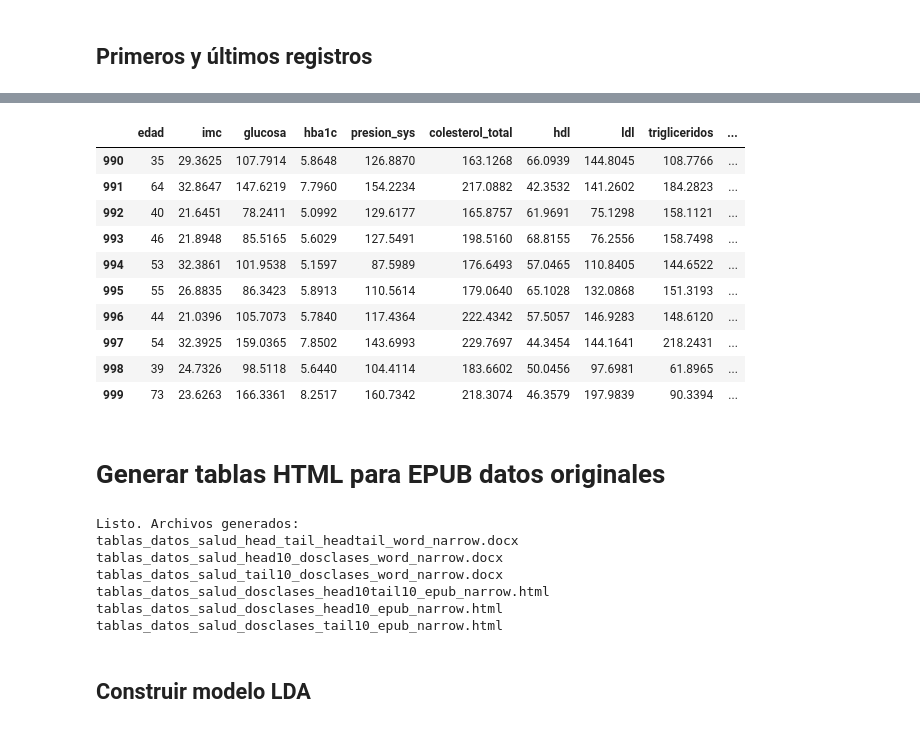
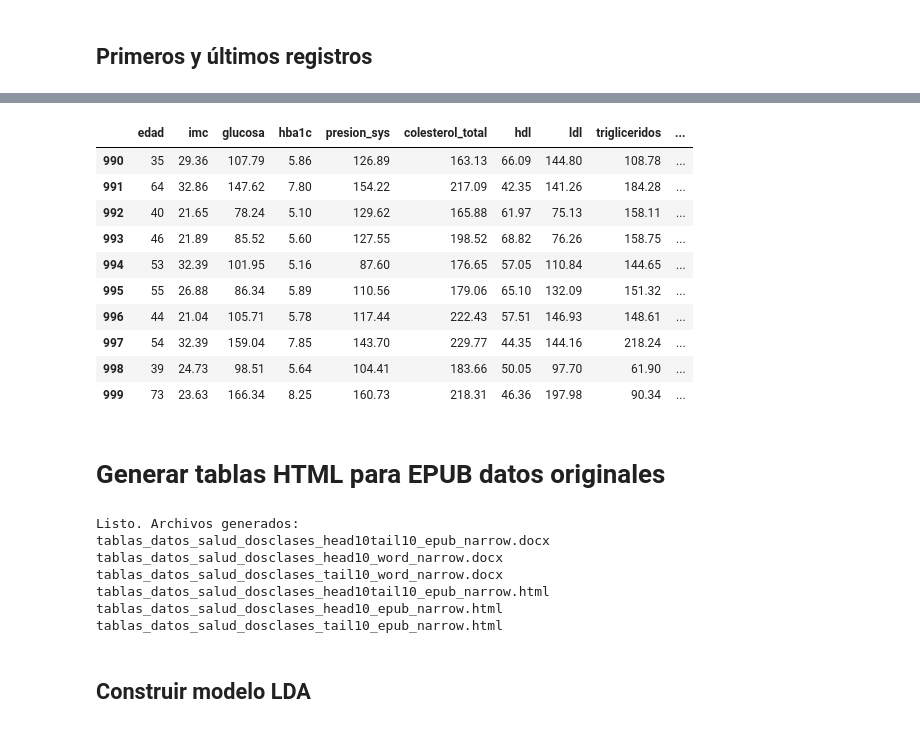
Before and after one commit to rpizarrog/machine_learning_r_python_casos_de_estudio, a Jupyter notebook: notebook_Python/LDA_datos_de_pacientes_Enfermos_Sanos.ipynb, the cells around one changed output, grey strips where cells are left out. Cells and saved outputs as stored; diff of their text form; code cells hidden in the pictures.

```diff
--- a/notebook_Python/LDA_datos_de_pacientes_Enfermos_Sanos.ipynb
+++ b/notebook_Python/LDA_datos_de_pacientes_Enfermos_Sanos.ipynb
@@ -558,26 +538,27 @@ head10
-# %%
-tail10
-# %% [output]
-|  | edad | imc | glucosa | hba1c | presion_sys | colesterol_total | hdl | ldl | trigliceridos | ... |
-| 990 | 35 | 29.3625 | 107.7914 | 5.8648 | 126.8870 | 163.1268 | 66.0939 | 144.8045 | 108.7766 | ... |
-| 991 | 64 | 32.8647 | 147.6219 | 7.7960 | 154.2234 | 217.0882 | 42.3532 | 141.2602 | 184.2823 | ... |
-| 992 | 40 | 21.6451 | 78.2411 | 5.0992 | 129.6177 | 165.8757 | 61.9691 | 75.1298 | 158.1121 | ... |
-| 993 | 46 | 21.8948 | 85.5165 | 5.6029 | 127.5491 | 198.5160 | 68.8155 | 76.2556 | 158.7498 | ... |
-| 994 | 53 | 32.3861 | 101.9538 | 5.1597 | 87.5989 | 176.6493 | 57.0465 | 110.8405 | 144.6522 | ... |
-| 995 | 55 | 26.8835 | 86.3423 | 5.8913 | 110.5614 | 179.0640 | 65.1028 | 132.0868 | 151.3193 | ... |
-| 996 | 44 | 21.0396 | 105.7073 | 5.7840 | 117.4364 | 222.4342 | 57.5057 | 146.9283 | 148.6120 | ... |
-| 997 | 54 | 32.3925 | 159.0365 | 7.8502 | 143.6993 | 229.7697 | 44.3454 | 144.1641 | 218.2431 | ... |
-| 998 | 39 | 24.7326 | 98.5118 | 5.6440 | 104.4114 | 183.6602 | 50.0456 | 97.6981 | 61.8965 | ... |
-| 999 | 73 | 23.6263 | 166.3361 | 8.2517 | 160.7342 | 218.3074 | 46.3579 | 197.9839 | 90.3394 | ... |
+# %%
+tail10=np.round(tail10, 2)
+tail10
+# %% [output]
+|  | edad | imc | glucosa | hba1c | presion_sys | colesterol_total | hdl | ldl | trigliceridos | ... |
+| 990 | 35 | 29.36 | 107.79 | 5.86 | 126.89 | 163.13 | 66.09 | 144.80 | 108.78 | ... |
+| 991 | 64 | 32.86 | 147.62 | 7.80 | 154.22 | 217.09 | 42.35 | 141.26 | 184.28 | ... |
+| 992 | 40 | 21.65 | 78.24 | 5.10 | 129.62 | 165.88 | 61.97 | 75.13 | 158.11 | ... |
+| 993 | 46 | 21.89 | 85.52 | 5.60 | 127.55 | 198.52 | 68.82 | 76.26 | 158.75 | ... |
+| 994 | 53 | 32.39 | 101.95 | 5.16 | 87.60 | 176.65 | 57.05 | 110.84 | 144.65 | ... |
+| 995 | 55 | 26.88 | 86.34 | 5.89 | 110.56 | 179.06 | 65.10 | 132.09 | 151.32 | ... |
+| 996 | 44 | 21.04 | 105.71 | 5.78 | 117.44 | 222.43 | 57.51 | 146.93 | 148.61 | ... |
+| 997 | 54 | 32.39 | 159.04 | 7.85 | 143.70 | 229.77 | 44.35 | 144.16 | 218.24 | ... |
+| 998 | 39 | 24.73 | 98.51 | 5.64 | 104.41 | 183.66 | 50.05 | 97.70 | 61.90 | ... |
+| 999 | 73 | 23.63 | 166.34 | 8.25 | 160.73 | 218.31 | 46.36 | 197.98 | 90.34 | ... |
 # %% [markdown]
 # Generar tablas HTML para EPUB datos originales
 # %%
-# ====== EJECUCIÓN ======
+# Llamar tablas para Word
 export_docx_narrow(
     head10, tail10,
-    path_docx_both="tablas_datos_salud_head_tail_headtail_word_narrow.docx",
-    path_docx_head="tablas_datos_salud_head10_dosclases_word_narrow.docx",
-    path_docx_tail="tablas_datos_salud_tail10_dosclases_word_narrow.docx",
+    path_docx_both="tablas_datos_salud_dosclases_head10tail10_word_narrow.docx",
+    path_docx_head="tablas_datos_salud_dosclases_head10_word_narrow.docx",
+    path_docx_tail="tablas_datos_salud_dosclases_tail10_word_narrow.docx",
     total_width_in=6.5,     # ancho total de tabla (ajusta a 6.0 si quieres aún más angosta)
     font_size_pt=9.5,       # tipografía compacta
     show_borders=True       # True = bordes finos visibles; False = look editorial sin líneas
@@ -585,7 +566,7 @@ export_docx_narrow(
 
 export_html_narrow(
     head10, tail10,
-    path_html_headtail="tablas_datos_salud_dosclases_head10tail10_epub_narrow.html",
+    path_html_headtail="tablas_datos_salud_dosclases_head10tail10_word_narrow.html",
     path_html_head="tablas_datos_salud_dosclases_head10_epub_narrow.html",
     path_html_tail="tablas_datos_salud_dosclases_tail10_epub_narrow.html",
     table_width_px=680,
@@ -593,17 +574,17 @@ export_html_narrow(
 )
 
 print("Listo. Archivos generados:")
-print("tablas_datos_salud_head_tail_headtail_word_narrow.docx")
-print("tablas_datos_salud_head10_dosclases_word_narrow.docx")
-print("tablas_datos_salud_tail10_dosclases_word_narrow.docx")
+print("tablas_datos_salud_dosclases_head10tail10_epub_narrow.docx")
+print("tablas_datos_salud_dosclases_head10_word_narrow.docx")
+print("tablas_datos_salud_dosclases_tail10_word_narrow.docx")
 print("tablas_datos_salud_dosclases_head10tail10_epub_narrow.html")
 print("tablas_datos_salud_dosclases_head10_epub_narrow.html")
 print("tablas_datos_salud_dosclases_tail10_epub_narrow.html")
 # %% [output]
 Listo. Archivos generados:
-tablas_datos_salud_head_tail_headtail_word_narrow.docx
-tablas_datos_salud_head10_dosclases_word_narrow.docx
-tablas_datos_salud_tail10_dosclases_word_narrow.docx
+tablas_datos_salud_dosclases_head10tail10_epub_narrow.docx
+tablas_datos_salud_dosclases_head10_word_narrow.docx
+tablas_datos_salud_dosclases_tail10_word_narrow.docx
 tablas_datos_salud_dosclases_head10tail10_epub_narrow.html
 tablas_datos_salud_dosclases_head10_epub_narrow.html
 tablas_datos_salud_dosclases_tail10_epub_narrow.html
```
Also changed, not shown: parts of 7 cells of this notebook.
